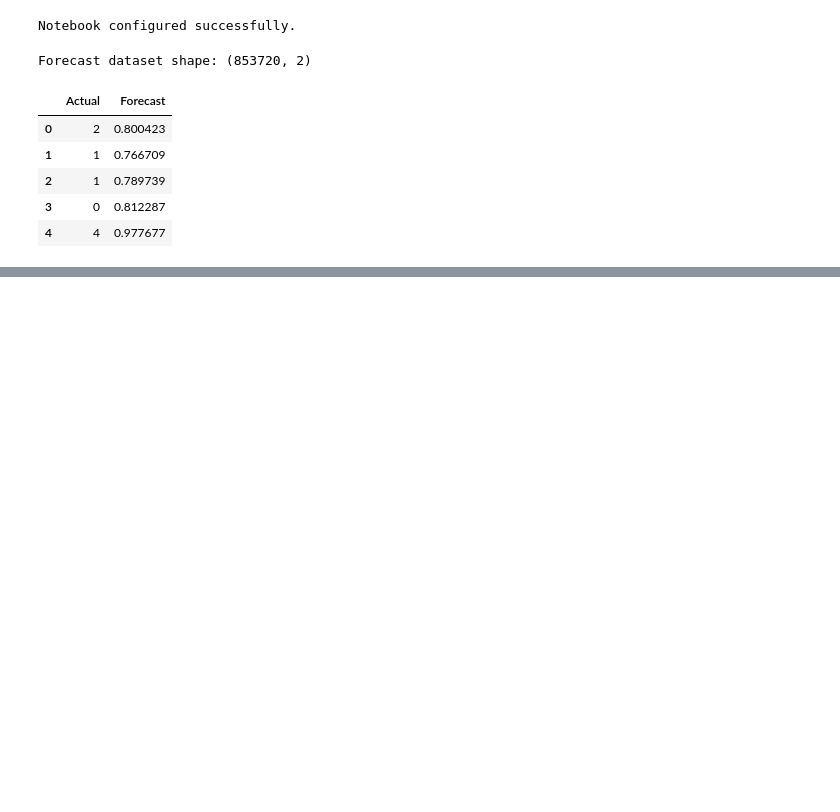
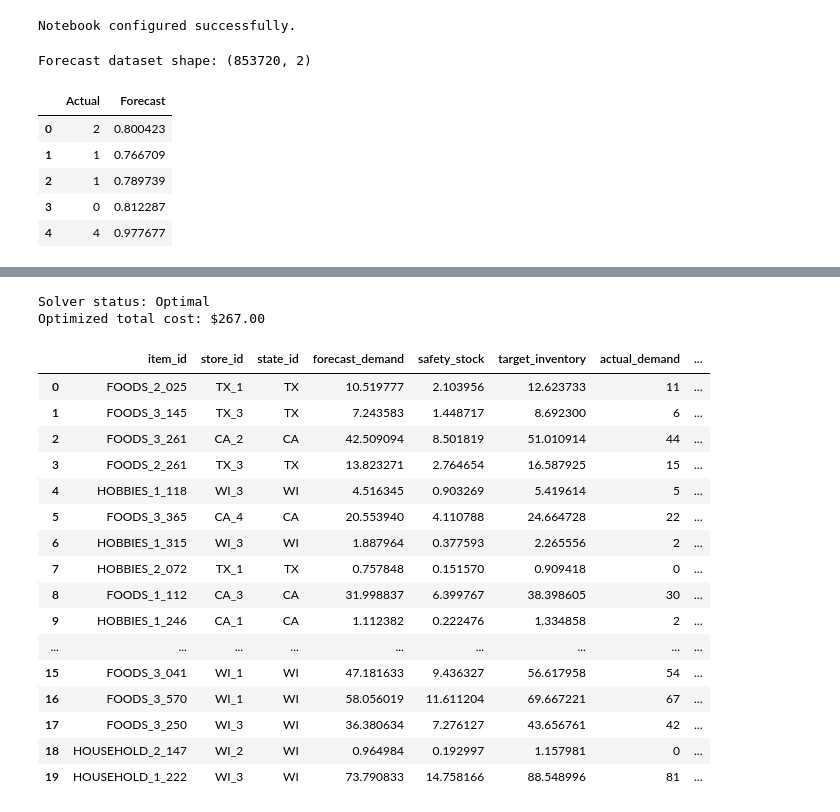
Before and after one commit to Sukh-sudo/retail-demand-forecasting-optimization, a Jupyter notebook: notebooks/08_Inventory_Optimization.ipynb, the cells around one changed output, grey strips where cells are left out. Cells and saved outputs as stored; diff of their text form; code cells hidden in the pictures; blank space fills up the shorter version.

Commit message:
Completed the Inventoru Optimization notebook using pULP optimizer.

```diff
--- a/notebooks/08_Inventory_Optimization.ipynb
+++ b/notebooks/08_Inventory_Optimization.ipynb
@@ -35,0 +216,78 @@ Forecast dataset shape: (853720, 2)
+# %%
+# Demand balance and inventory target constraints
+
+for i in items:
+    target = optimization_sample.loc[i, "target_inventory"]
+
+    # Inventory plus shortage must cover the target inventory level
+    model += inventory[i] + shortage[i] >= target
+
+    # Excess represents inventory above the target
+    model += excess[i] >= inventory[i] - target
+
+# Total inventory capacity constraint
+model += pulp.lpSum(
+    inventory[i] for i in items
+) <= WAREHOUSE_CAPACITY
+# %%
+# Solve using CBC, the default open-source PuLP solver
+model.solve(pulp.PULP_CBC_CMD(msg=False))
+
+print(f"Solver status: {pulp.LpStatus[model.status]}")
+print(f"Optimized total cost: ${pulp.value(model.objective):,.2f}")
+# %% [output]
+Solver status: Optimal
+Optimized total cost: $267.00
+# %%
+optimization_sample["recommended_inventory"] = [
+    inventory[i].value()
+    for i in items
+]
+
+optimization_sample["expected_shortage"] = [
+    shortage[i].value()
+    for i in items
+]
+
+optimization_sample["expected_excess"] = [
+    excess[i].value()
+    for i in items
+]
+
+optimization_results = optimization_sample[
+    [
+        "item_id",
+        "store_id",
+        "state_id",
+        "forecast_demand",
+        "safety_stock",
+        "target_inventory",
+        "actual_demand",
+        "recommended_inventory",
+        "expected_shortage",
+        "expected_excess",
+        "average_price",
+        "holding_cost",
+        "stockout_cost",
+    ]
+]
+
+optimization_results.head(20)
+# %% [output]
+|  | item_id | store_id | state_id | forecast_demand | safety_stock | target_inventory | actual_demand | ... |
+| 0 | FOODS_2_025 | TX_1 | TX | 10.519777 | 2.103956 | 12.623733 | 11 | ... |
+| 1 | FOODS_3_145 | TX_3 | TX | 7.243583 | 1.448717 | 8.692300 | 6 | ... |
+| 2 | FOODS_3_261 | CA_2 | CA | 42.509094 | 8.501819 | 51.010914 | 44 | ... |
+| 3 | FOODS_2_261 | TX_3 | TX | 13.823271 | 2.764654 | 16.587925 | 15 | ... |
+| 4 | HOBBIES_1_118 | WI_3 | WI | 4.516345 | 0.903269 | 5.419614 | 5 | ... |
+| 5 | FOODS_3_365 | CA_4 | CA | 20.553940 | 4.110788 | 24.664728 | 22 | ... |
+| 6 | HOBBIES_1_315 | WI_3 | WI | 1.887964 | 0.377593 | 2.265556 | 2 | ... |
+| 7 | HOBBIES_2_072 | TX_1 | TX | 0.757848 | 0.151570 | 0.909418 | 0 | ... |
+| 8 | FOODS_1_112 | CA_3 | CA | 31.998837 | 6.399767 | 38.398605 | 30 | ... |
+| 9 | HOBBIES_1_246 | CA_1 | CA | 1.112382 | 0.222476 | 1.334858 | 2 | ... |
+| ... | ... | ... | ... | ... | ... | ... | ... | ... |
+| 15 | FOODS_3_041 | WI_1 | WI | 47.181633 | 9.436327 | 56.617958 | 54 | ... |
+| 16 | FOODS_3_570 | WI_1 | WI | 58.056019 | 11.611204 | 69.667221 | 67 | ... |
+| 17 | FOODS_3_250 | WI_3 | WI | 36.380634 | 7.276127 | 43.656761 | 42 | ... |
+| 18 | HOUSEHOLD_2_147 | WI_2 | WI | 0.964984 | 0.192997 | 1.157981 | 0 | ... |
+| 19 | HOUSEHOLD_1_222 | WI_3 | WI | 73.790833 | 14.758166 | 88.548996 | 81 | ... |
```
Also changed, not shown: parts of 11 cells of this notebook.
